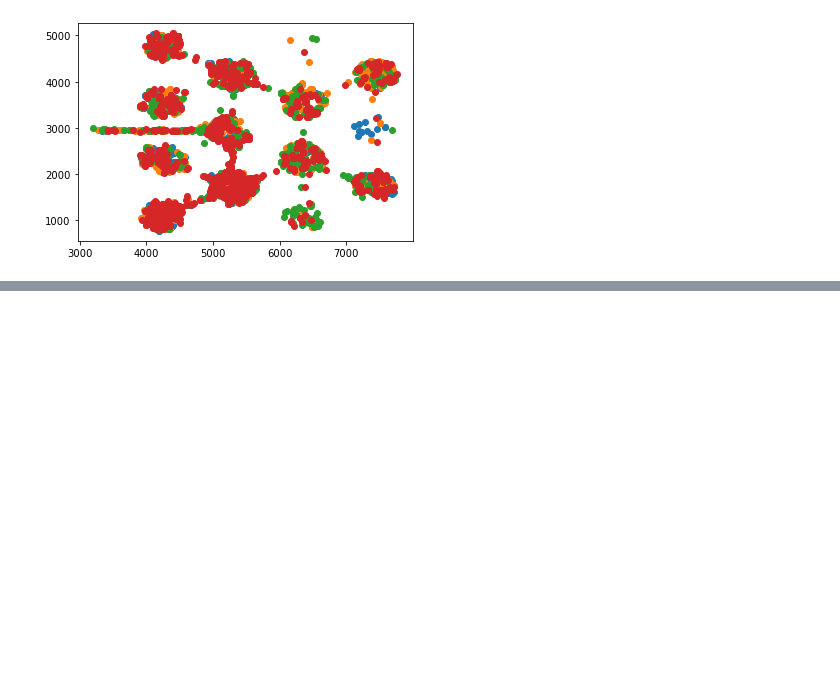
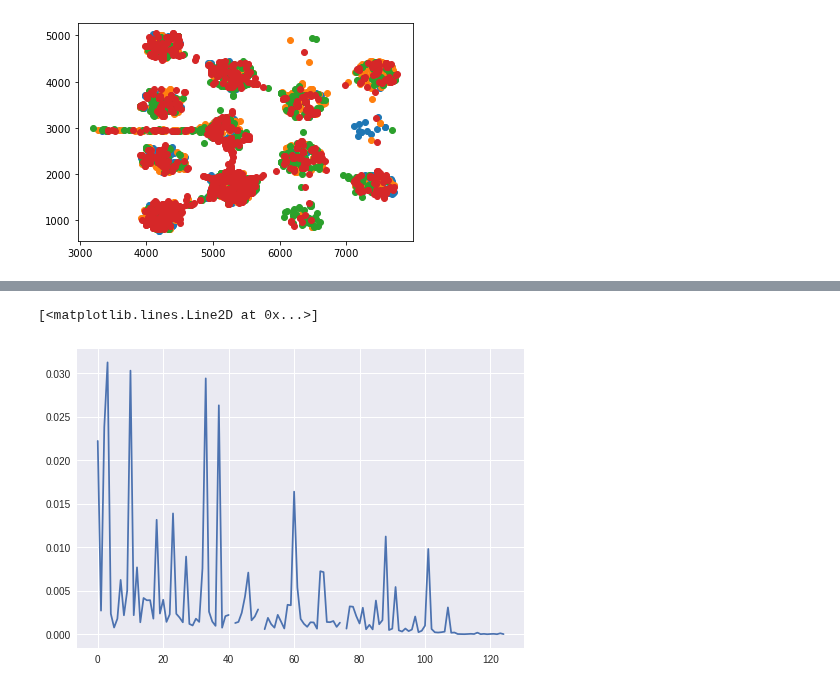
Before and after one commit to EnricoGavagnin/nest_topology_analysis, a Jupyter notebook: NTM_df_prop_calculator.ipynb, the cells around one changed output, grey strips where cells are left out. Saved outputs shown, nothing was run; the diff lists cells and outputs as text; code cells hidden in the pictures; blank space fills up the shorter version.

```diff
--- a/NTM_df_prop_calculator.ipynb
+++ b/NTM_df_prop_calculator.ipynb
@@ -294,0 +357,52 @@ for t in range(4):
+# %%
+import itertools
+from datetime import timedelta
+import numpy as np
+from matplotlib import pyplot as plt
+plt.style.use("seaborn")
+import pandas as pd
+from sklearn.linear_model import LinearRegression
+
+def linear_regression(x, y):
+    """ Find the coefficients of the linear function  y=ax + b,
+        using a linear regression.
+    """
+    X = x.reshape(-1, 1)
+    reg = LinearRegression(fit_intercept=True, normalize=True)
+    _ = reg.fit(X, y)
+    a = reg.coef_[0]
+    b = reg.intercept_
+    y_hat = a * x + b
+    fig = plt.figure(figsize=(8, 8))
+    ax = fig.add_subplot(1, 1, 1)
+    _ = plt.plot(x, y, 'o')
+    _ = plt.plot(x, y_hat, '-', label='Linear regression')
+    _ = ax.set_xlabel('D(t)')
+    _ = ax.set_ylabel('Ratios of slopes to function values')
+    _ = ax.legend()
+    return a, b
+
+def plot_t0(a, b, country, death_min=0, death_max=None, t0=0):
+    """ Find a value of t0 such that the logistic curve is as close
+        as possible to the data on the given interval.
+    """
+    k = b
+    L = -b / a
+    country = country[country > death_min]
+    if death_max is not None:
+        country = country[country < death_max]
+    logis = L / (1. + np.exp(-k * (np.arange(len(country)) - t0)))
+    fig = plt.figure(figsize=(8, 8))
+    ax = fig.add_subplot(1, 1, 1)
+    _ = plt.plot(logis, 'o')
+    _ = plt.plot(country.values, 'd')
+    return L, k
+
+
+x = np.array(prop_tree[1][1:])
+y = np.array(range(len(x)))
+
+plt.plot(1/(y[1:]*np.diff(x)))
+# %% [output]
+[<matplotlib.lines.Line2D at 0x...>]
+[figure, added]
```
Also changed, not shown: parts of 4 cells of this notebook, 3 other files.
